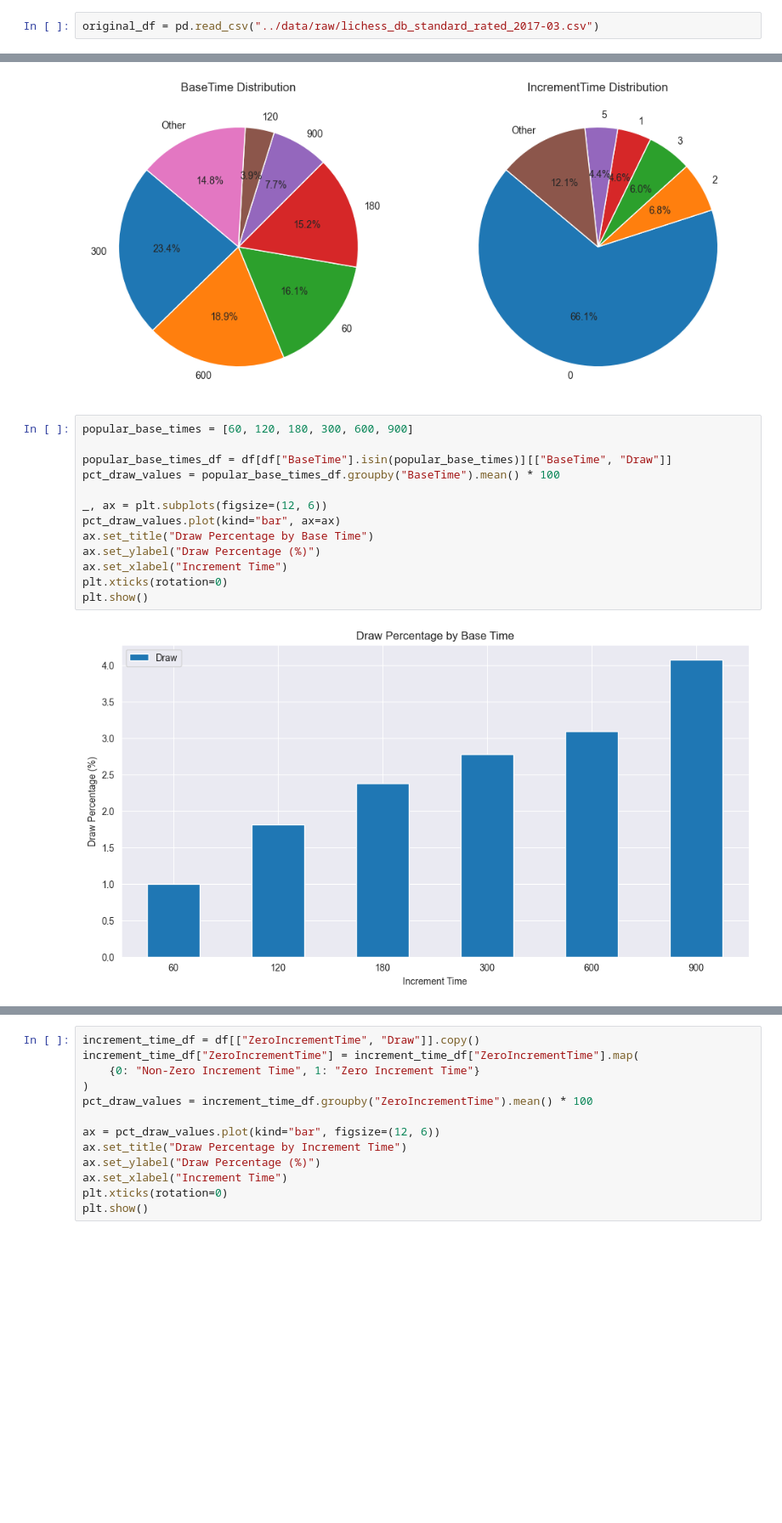
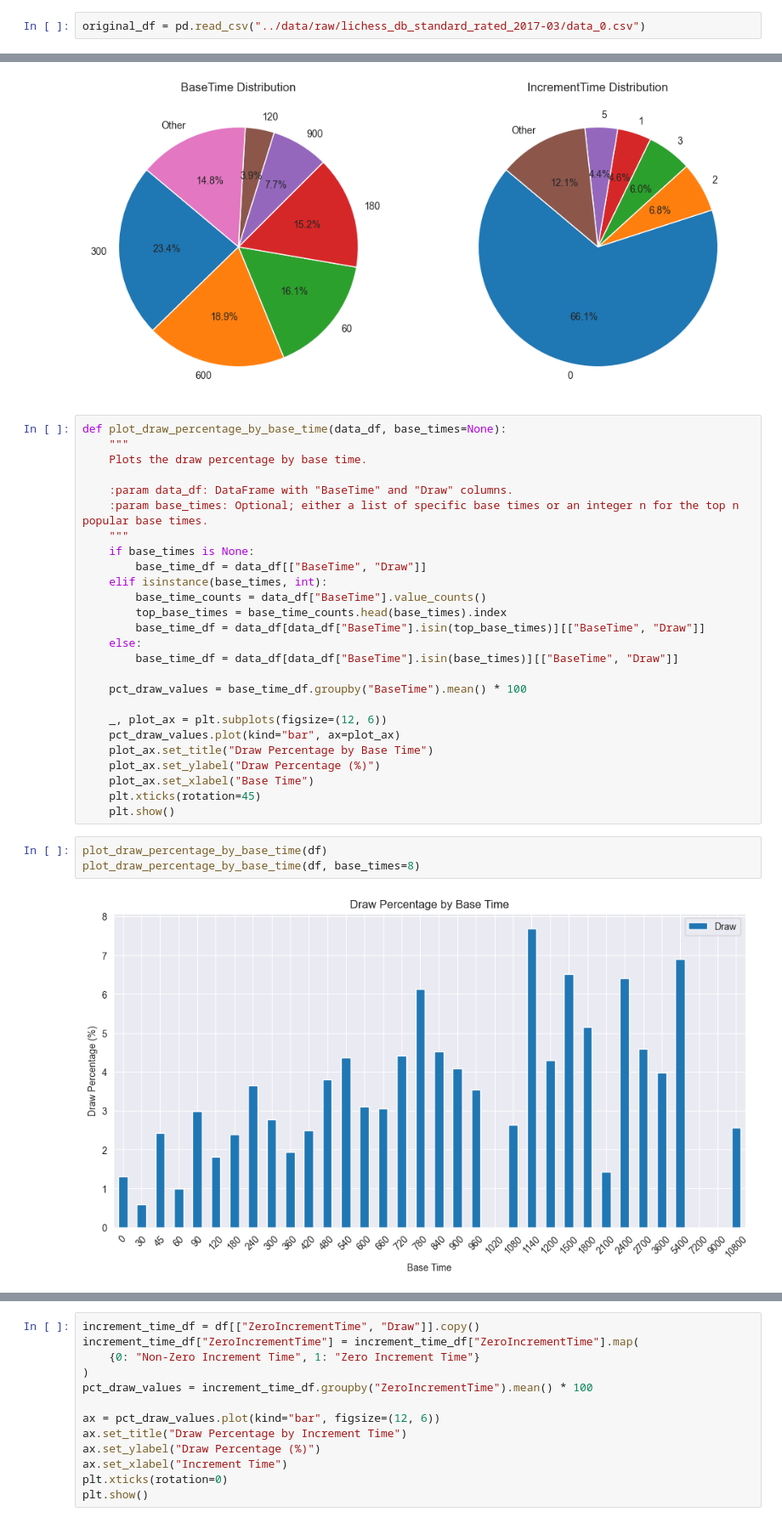
Before and after one commit to Tikhon-Radkevich/Chess-Winner-Prediction, a Jupyter notebook: notebooks/elo_vs_result.ipynb, the cells around one changed output, grey strips where cells are left out. Shown at 85% size. Cells and saved outputs as stored; diff of their text form; blank space fills up the shorter version.

Commit message:
plot for all base times added

```diff
--- a/notebooks/elo_vs_result.ipynb
+++ b/notebooks/elo_vs_result.ipynb
@@ -13,7 +13,7 @@ import matplotlib.pyplot as plt
 
 from chesswinnerprediction.visualization.visualization import plot_pie
 # %%
-original_df = pd.read_csv("../data/raw/lichess_db_standard_rated_2017-03.csv")
+original_df = pd.read_csv("../data/raw/lichess_db_standard_rated_2017-03/data_0.csv")
 # %%
 baseline_columns = [
     "Event",
@@ -211,18 +208,34 @@ plot_pie(axs[1], df, "IncrementTime", "IncrementTime Distribution", threshold=0.
 plt.show()
 # %% [output]
 [figure]
+# %%
+def plot_draw_percentage_by_base_time(data_df, base_times=None):
+    """
+    Plots the draw percentage by base time.
+
+    :param data_df: DataFrame with "BaseTime" and "Draw" columns.
+    :param base_times: Optional; either a list of specific base times or an integer n for the top n popular base times.
+    """
+    if base_times is None:
+        base_time_df = data_df[["BaseTime", "Draw"]]
+    elif isinstance(base_times, int):
+        base_time_counts = data_df["BaseTime"].value_counts()
+        top_base_times = base_time_counts.head(base_times).index
+        base_time_df = data_df[data_df["BaseTime"].isin(top_base_times)][["BaseTime", "Draw"]]
+    else:
+        base_time_df = data_df[data_df["BaseTime"].isin(base_times)][["BaseTime", "Draw"]]
+
+    pct_draw_values = base_time_df.groupby("BaseTime").mean() * 100
+
+    _, plot_ax = plt.subplots(figsize=(12, 6))
+    pct_draw_values.plot(kind="bar", ax=plot_ax)
+    plot_ax.set_title("Draw Percentage by Base Time")
+    plot_ax.set_ylabel("Draw Percentage (%)")
+    plot_ax.set_xlabel("Base Time")
+    plt.xticks(rotation=45)
+    plt.show()
 # %%
-popular_base_times = [60, 120, 180, 300, 600, 900]
-
-popular_base_times_df = df[df["BaseTime"].isin(popular_base_times)][["BaseTime", "Draw"]]
-pct_draw_values = popular_base_times_df.groupby("BaseTime").mean() * 100
-
-_, ax = plt.subplots(figsize=(12, 6))
-pct_draw_values.plot(kind="bar", ax=ax)
-ax.set_title("Draw Percentage by Base Time")
-ax.set_ylabel("Draw Percentage (%)")
-ax.set_xlabel("Increment Time")
-plt.xticks(rotation=0)
-plt.show()
+plot_draw_percentage_by_base_time(df)
+plot_draw_percentage_by_base_time(df, base_times=8)
 # %% [output]
-[figure, old version]
+[figure, new version]
```
Also changed, not shown: parts of 13 cells of this notebook.
